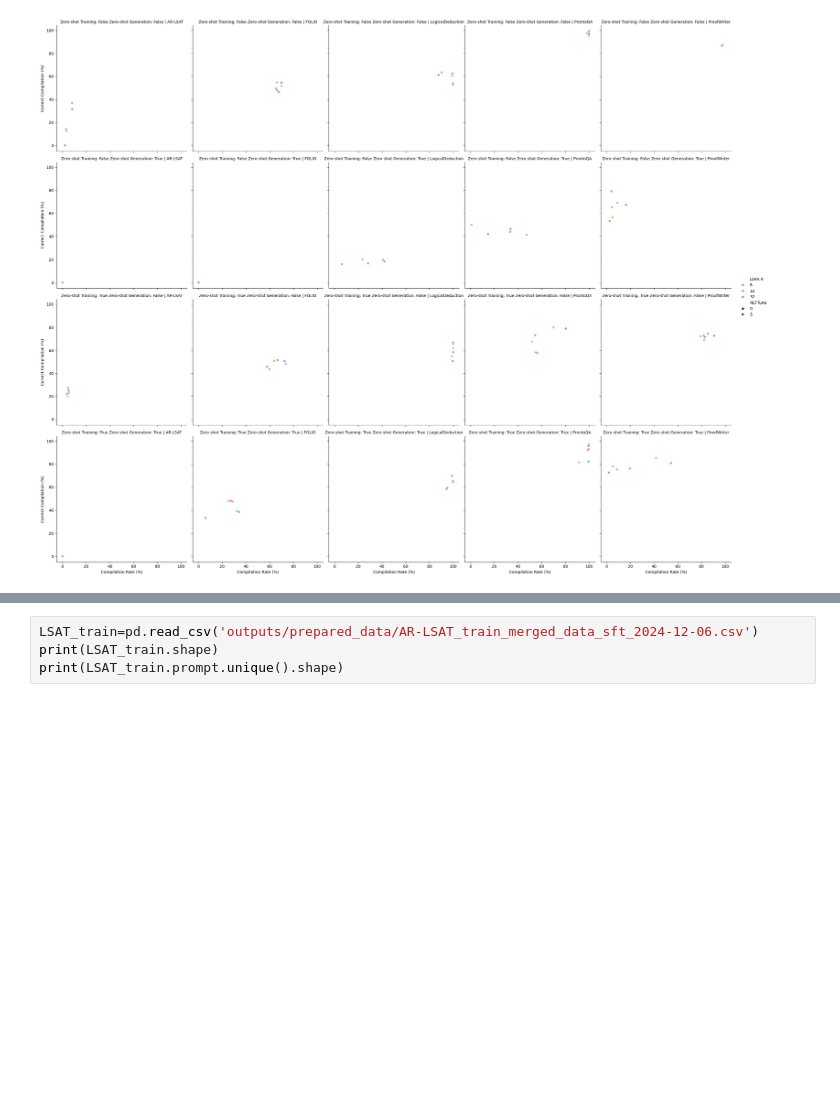
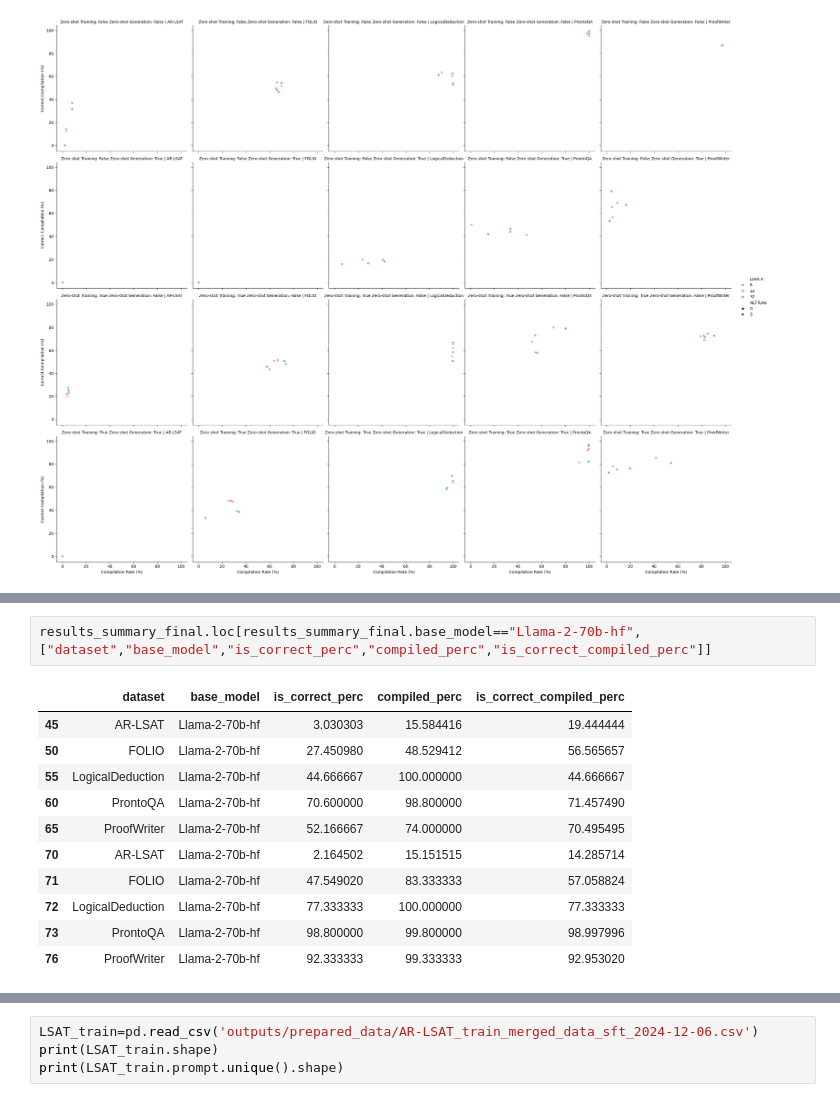
Before and after one commit to wernerolaf/Logic-LLM, a Jupyter notebook: results.ipynb, the cells around one changed output, grey strips where cells are left out. Cells and saved outputs as stored; diff of their text form; blank space fills up the shorter version.

```diff
--- a/results.ipynb
+++ b/results.ipynb
@@ -387,0 +420,14 @@ array(['dev'], dtype=object)
+# %%
+results_summary_final.loc[results_summary_final.base_model=="Llama-2-70b-hf",["dataset","base_model","is_correct_perc","compiled_perc","is_correct_compiled_perc"]]
+# %% [output]
+|  | dataset | base_model | is_correct_perc | compiled_perc | is_correct_compiled_perc |
+| 45 | AR-LSAT | Llama-2-70b-hf | 3.030303 | 15.584416 | 19.444444 |
+| 50 | FOLIO | Llama-2-70b-hf | 27.450980 | 48.529412 | 56.565657 |
+| 55 | LogicalDeduction | Llama-2-70b-hf | 44.666667 | 100.000000 | 44.666667 |
+| 60 | ProntoQA | Llama-2-70b-hf | 70.600000 | 98.800000 | 71.457490 |
+| 65 | ProofWriter | Llama-2-70b-hf | 52.166667 | 74.000000 | 70.495495 |
+| 70 | AR-LSAT | Llama-2-70b-hf | 2.164502 | 15.151515 | 14.285714 |
+| 71 | FOLIO | Llama-2-70b-hf | 47.549020 | 83.333333 | 57.058824 |
+| 72 | LogicalDeduction | Llama-2-70b-hf | 77.333333 | 100.000000 | 77.333333 |
+| 73 | ProntoQA | Llama-2-70b-hf | 98.800000 | 99.800000 | 98.997996 |
+| 76 | ProofWriter | Llama-2-70b-hf | 92.333333 | 99.333333 | 92.953020 |
```
Also changed, not shown: parts of 10 cells of this notebook.
